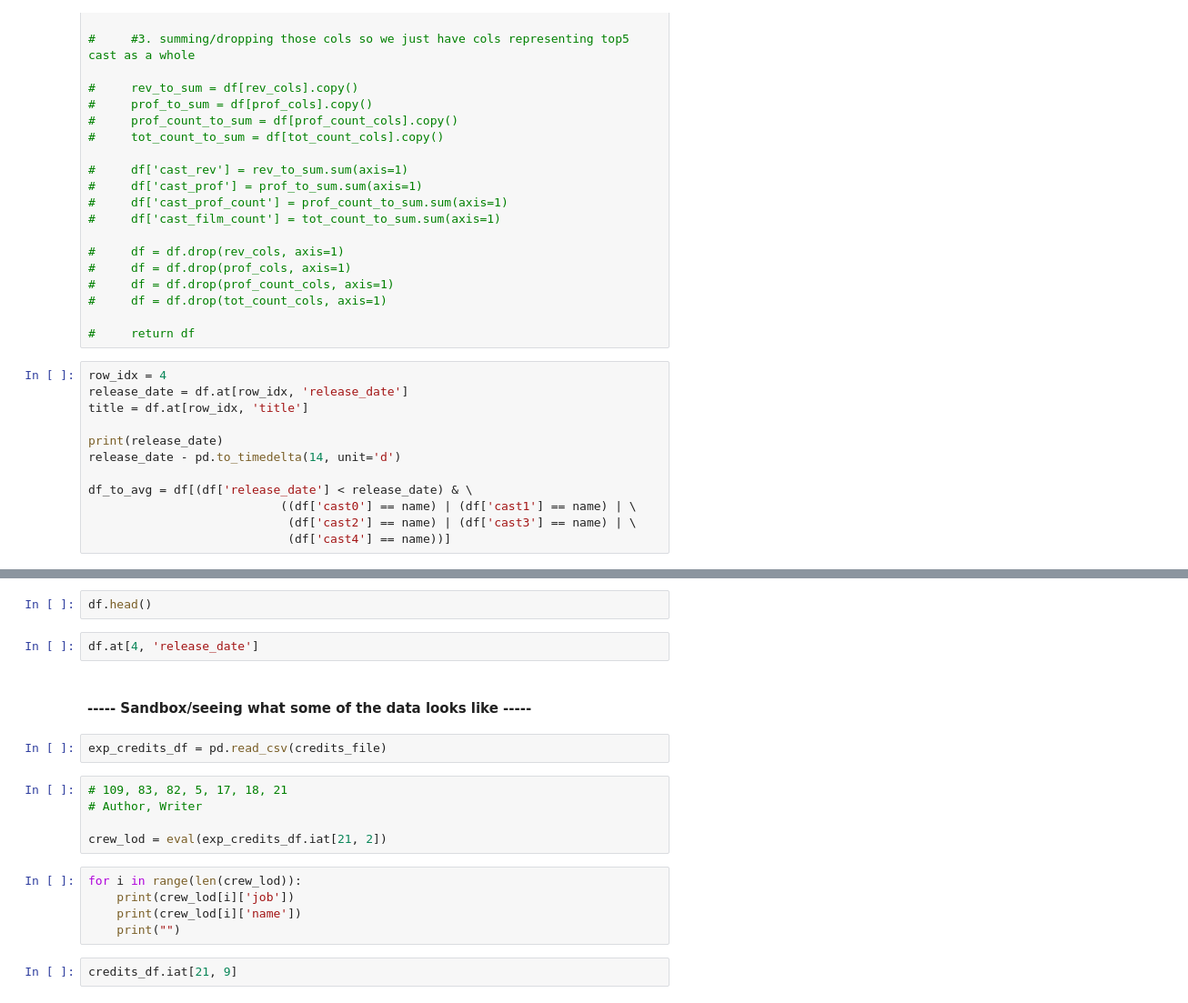
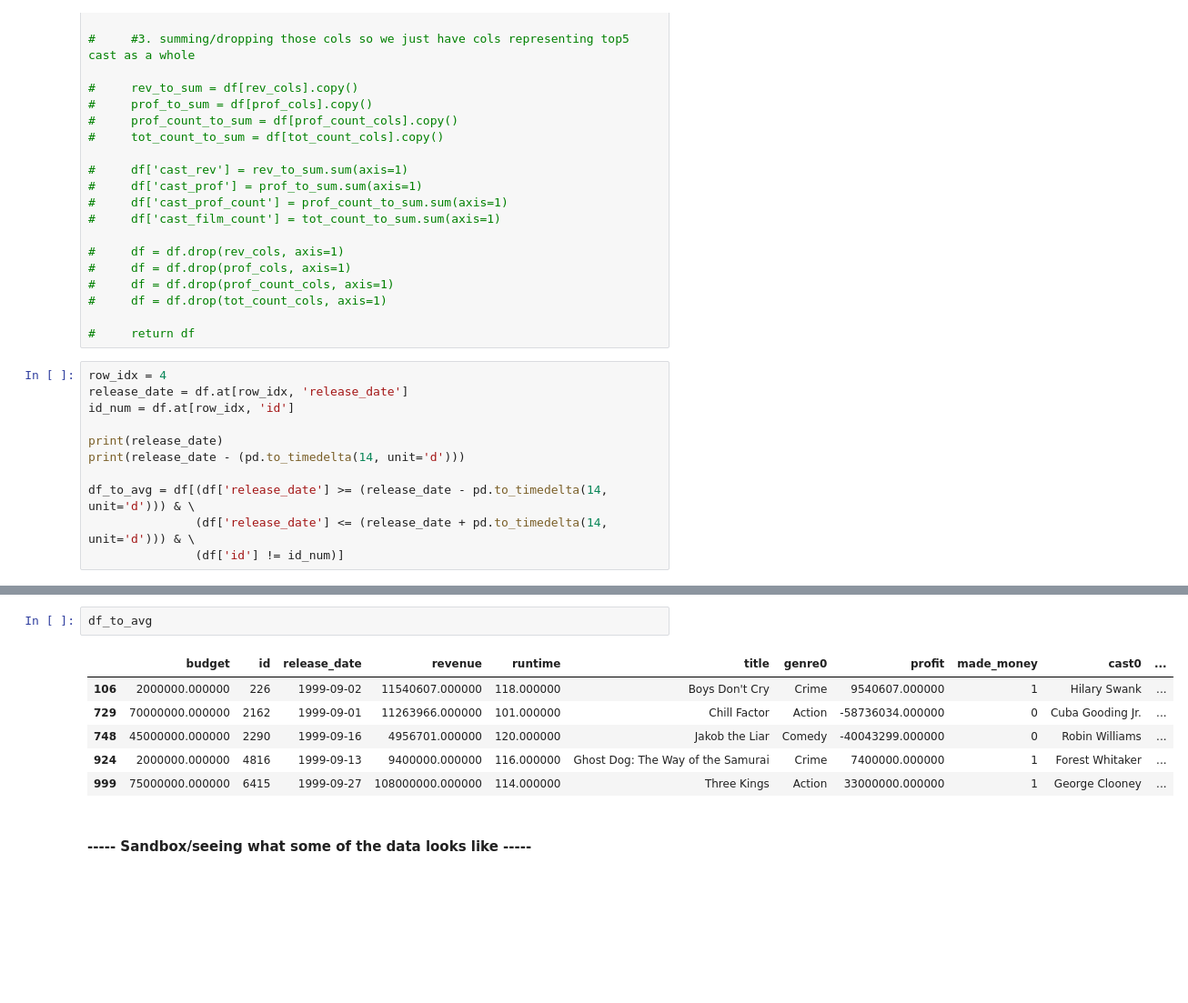
Before and after one commit to ryanlrappa/film-profit-prediction, a Jupyter notebook: jupyter_notebooks/3_data_cleaning.ipynb, the cells around one changed output, grey strips where cells are left out. Shown at 91% size. Cells and saved outputs as stored; diff of their text form; blank space fills up the shorter version.

```diff
--- a/jupyter_notebooks/3_data_cleaning.ipynb
+++ b/jupyter_notebooks/3_data_cleaning.ipynb
@@ -472,14 +472,13 @@ df.head()
 # %%
 row_idx = 4
 release_date = df.at[row_idx, 'release_date']
-title = df.at[row_idx, 'title']
+id_num = df.at[row_idx, 'id']
 
 print(release_date)
-release_date - pd.to_timedelta(14, unit='d')
+print(release_date - (pd.to_timedelta(14, unit='d')))
 
-df_to_avg = df[(df['release_date'] < release_date) & \
-                           ((df['cast0'] == name) | (df['cast1'] == name) | \
-                            (df['cast2'] == name) | (df['cast3'] == name) | \
-                            (df['cast4'] == name))]
+df_to_avg = df[(df['release_date'] >= (release_date - pd.to_timedelta(14, unit='d'))) & \
+               (df['release_date'] <= (release_date + pd.to_timedelta(14, unit='d'))) & \
+               (df['id'] != id_num)]
 # %% [output]
 1999-09-15 00:00:00
@@ -487,20 +486,11 @@ Timestamp('1999-09-01 00:00:00')
-# %%
-df.head()
-# %%
-df.at[4, 'release_date']
+# %%
+df_to_avg
+# %% [output]
+|  | budget | id | release_date | revenue | runtime | title | genre0 | profit | made_money | cast0 | ... |
+| 106 | 2000000.000000 | 226 | 1999-09-02 | 11540607.000000 | 118.000000 | Boys Don't Cry | Crime | 9540607.000000 | 1 | Hilary Swank | ... |
+| 729 | 70000000.000000 | 2162 | 1999-09-01 | 11263966.000000 | 101.000000 | Chill Factor | Action | -58736034.000000 | 0 | Cuba Gooding Jr. | ... |
+| 748 | 45000000.000000 | 2290 | 1999-09-16 | 4956701.000000 | 120.000000 | Jakob the Liar | Comedy | -40043299.000000 | 0 | Robin Williams | ... |
+| 924 | 2000000.000000 | 4816 | 1999-09-13 | 9400000.000000 | 116.000000 | Ghost Dog: The Way of the Samurai | Crime | 7400000.000000 | 1 | Forest Whitaker | ... |
+| 999 | 75000000.000000 | 6415 | 1999-09-27 | 108000000.000000 | 114.000000 | Three Kings | Action | 33000000.000000 | 1 | George Clooney | ... |
 # %% [markdown]
 #### ----- Sandbox/seeing what some of the data looks like -----
-# %%
-exp_credits_df = pd.read_csv(credits_file)
-# %%
-# 109, 83, 82, 5, 17, 18, 21
-# Author, Writer
-
-crew_lod = eval(exp_credits_df.iat[21, 2])
-# %%
-for i in range(len(crew_lod)):
-    print(crew_lod[i]['job'])
-    print(crew_lod[i]['name'])
-    print("")
-# %%
-credits_df.iat[21, 9]
```
Also changed, not shown: parts of 9 cells of this notebook, 1 other file.
